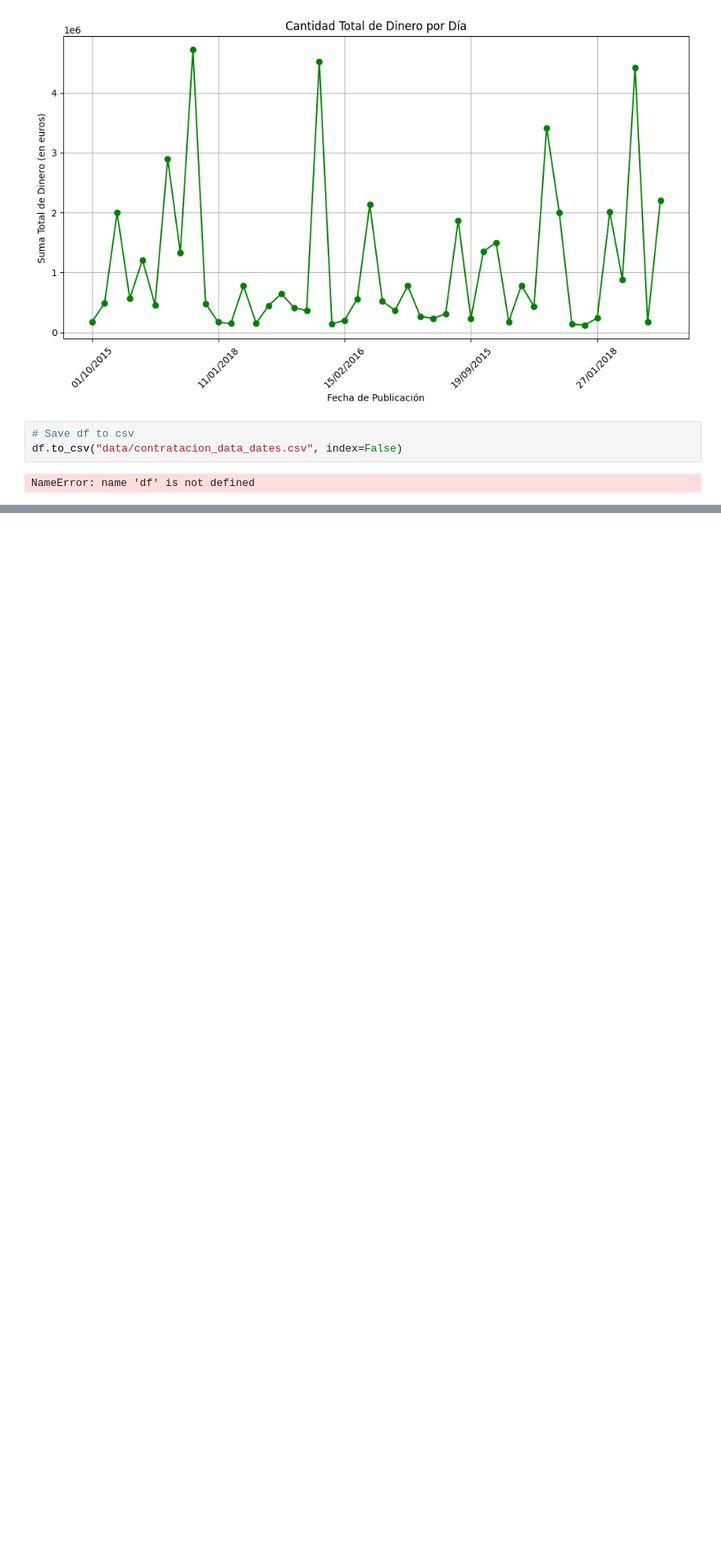
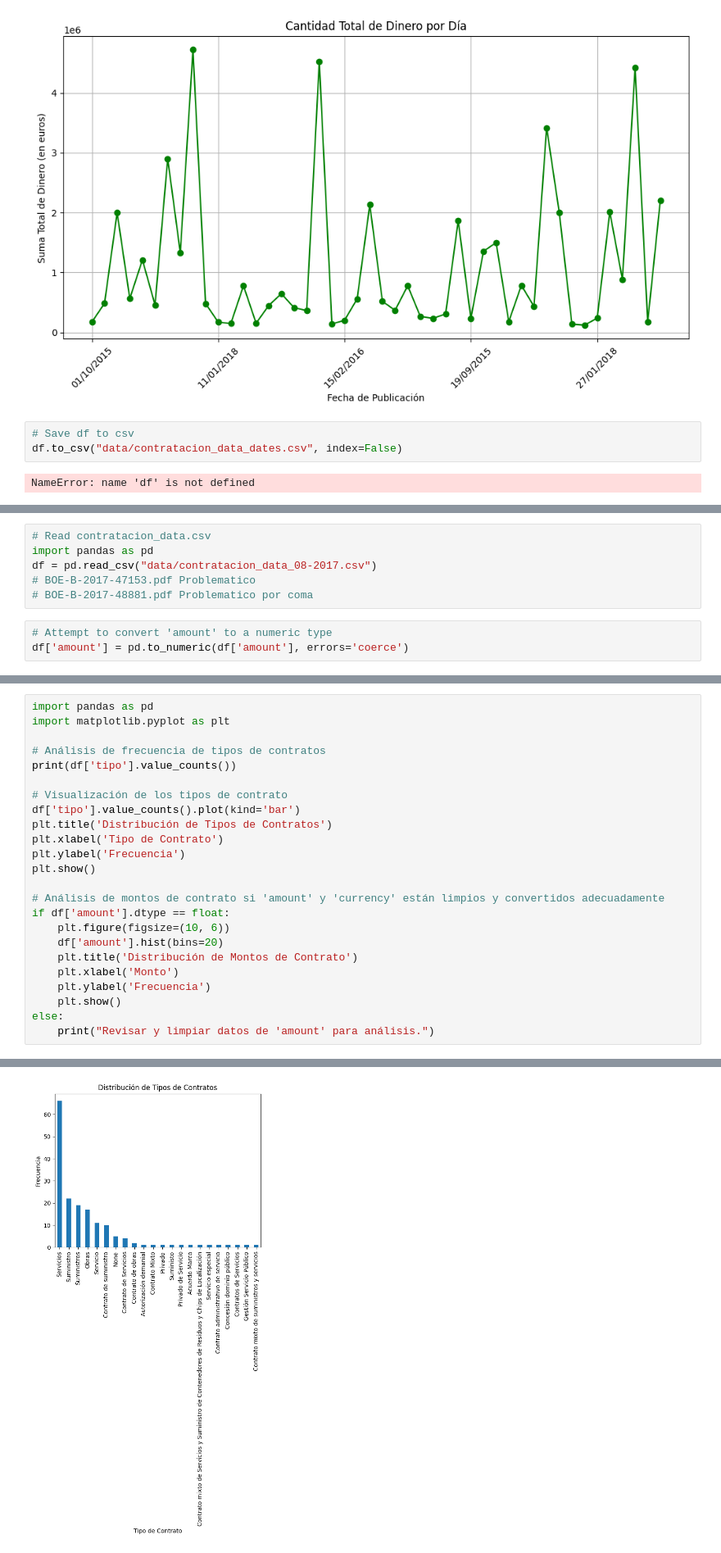
Before and after one commit to danmorper/NLP, a Jupyter notebook: licitaciones/analisis_datos.ipynb, the cells around one changed output, grey strips where cells are left out. Shown at 82% size. Saved outputs shown, nothing was run; the diff lists cells and outputs as text; blank space fills up the shorter version.

```diff
--- a/licitaciones/analisis_datos.ipynb
+++ b/licitaciones/analisis_datos.ipynb
@@ -237,0 +240,9 @@ NameError: name 'df' is not defined
+# %%
+# Read contratacion_data.csv
+import pandas as pd
+df = pd.read_csv("data/contratacion_data_08-2017.csv")
+# BOE-B-2017-47153.pdf Problematico
+# BOE-B-2017-48881.pdf Problematico por coma
+# %%
+# Attempt to convert 'amount' to a numeric type
+df['amount'] = pd.to_numeric(df['amount'], errors='coerce')
@@ -237,0 +285,25 @@ NameError: name 'df' is not defined
+# %%
+import pandas as pd
+import matplotlib.pyplot as plt
+
+# Análisis de frecuencia de tipos de contratos
+print(df['tipo'].value_counts())
+
+# Visualización de los tipos de contrato
+df['tipo'].value_counts().plot(kind='bar')
+plt.title('Distribución de Tipos de Contratos')
+plt.xlabel('Tipo de Contrato')
+plt.ylabel('Frecuencia')
+plt.show()
+
+# Análisis de montos de contrato si 'amount' y 'currency' están limpios y convertidos adecuadamente
+if df['amount'].dtype == float:
+    plt.figure(figsize=(10, 6))
+    df['amount'].hist(bins=20)
+    plt.title('Distribución de Montos de Contrato')
+    plt.xlabel('Monto')
+    plt.ylabel('Frecuencia')
+    plt.show()
+else:
+    print("Revisar y limpiar datos de 'amount' para análisis.")
+# %% [output]
@@ -237,0 +327 @@ NameError: name 'df' is not defined
+[figure, added]
```
Also changed, not shown: parts of 22 cells of this notebook, 10 other files.
